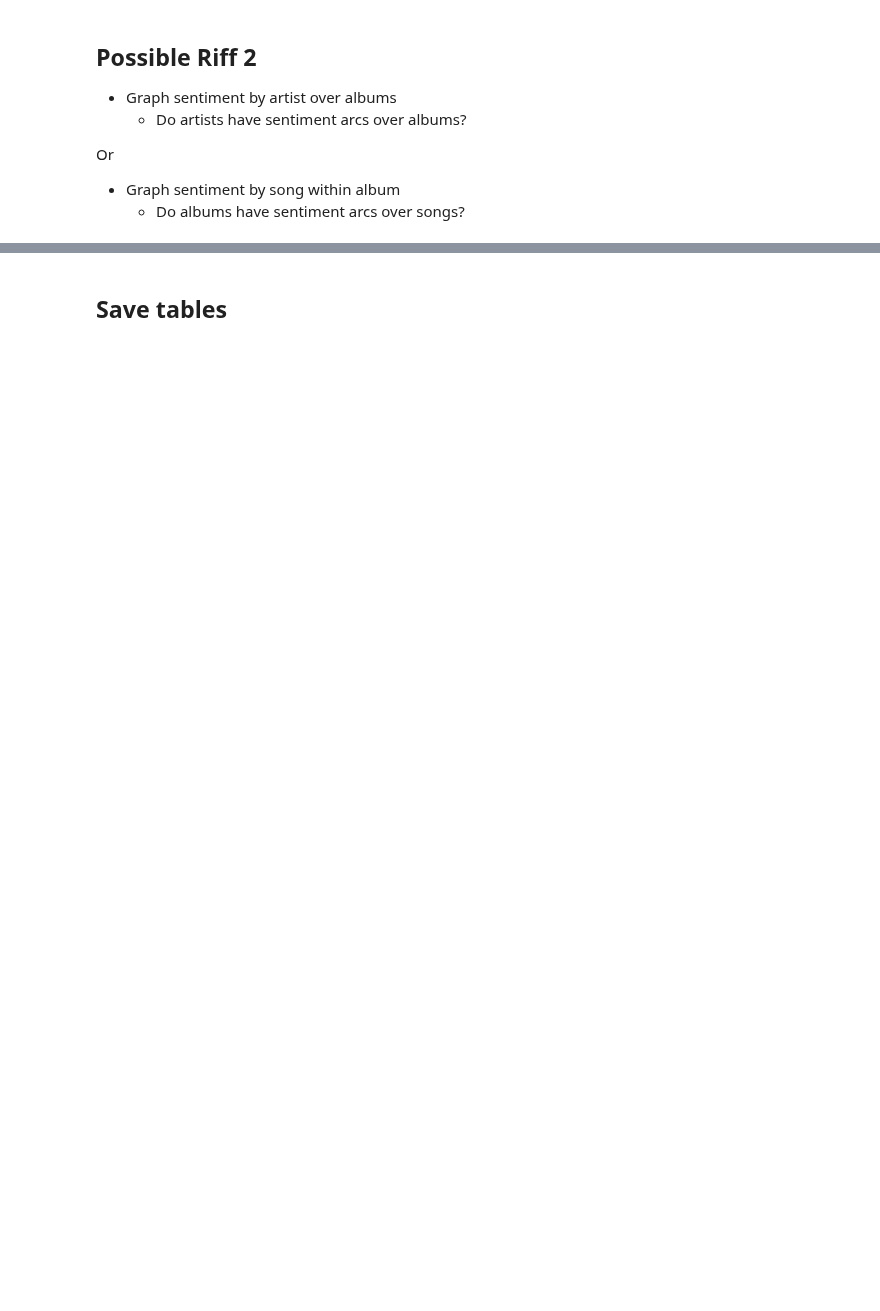
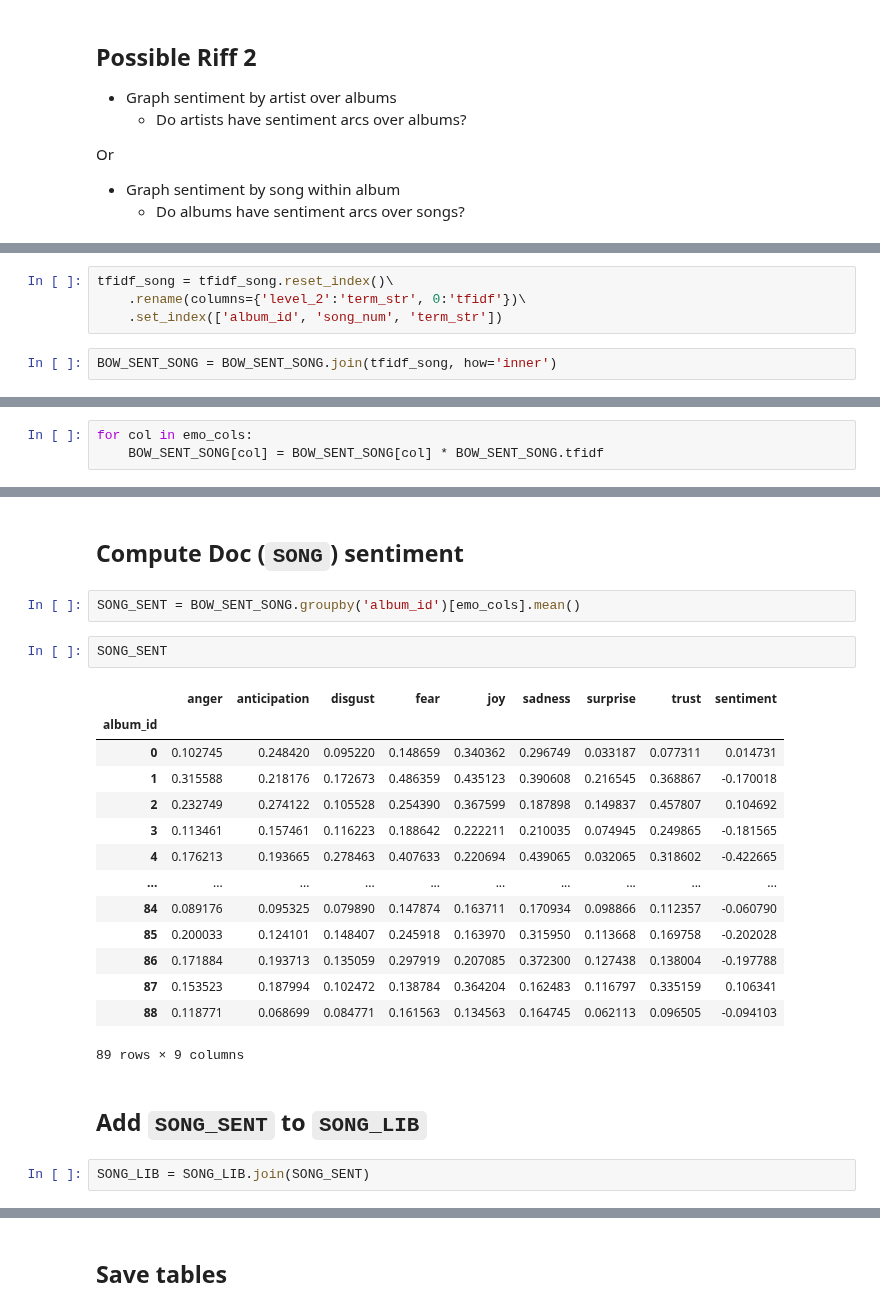
Before and after one commit to rlipps/Exploratory_Text_Analytics_Final, a Jupyter notebook: notebooks/Sentiment_Analysis.ipynb, the cells around one changed output, grey strips where cells are left out. Cells and saved outputs as stored; diff of their text form; blank space fills up the shorter version.

```diff
--- a/notebooks/Sentiment_Analysis.ipynb
+++ b/notebooks/Sentiment_Analysis.ipynb
@@ -243,0 +253,6 @@ LIB
+# %%
+tfidf_song = tfidf_song.reset_index()\
+    .rename(columns={'level_2':'term_str', 0:'tfidf'})\
+    .set_index(['album_id', 'song_num', 'term_str'])
+# %%
+BOW_SENT_SONG = BOW_SENT_SONG.join(tfidf_song, how='inner')
@@ -243,0 +271,3 @@ LIB
+# %%
+for col in emo_cols:
+    BOW_SENT_SONG[col] = BOW_SENT_SONG[col] * BOW_SENT_SONG.tfidf
@@ -243,0 +284,25 @@ LIB
+# %% [markdown]
+## Compute Doc (`SONG`) sentiment
+# %%
+SONG_SENT = BOW_SENT_SONG.groupby('album_id')[emo_cols].mean()
+# %%
+SONG_SENT
+# %% [output]
+|  | anger | anticipation | disgust | fear | joy | sadness | surprise | trust | sentiment |
+| album_id |  |  |  |  |  |  |  |  |  |
+| 0 | 0.102745 | 0.248420 | 0.095220 | 0.148659 | 0.340362 | 0.296749 | 0.033187 | 0.077311 | 0.014731 |
+| 1 | 0.315588 | 0.218176 | 0.172673 | 0.486359 | 0.435123 | 0.390608 | 0.216545 | 0.368867 | -0.170018 |
+| 2 | 0.232749 | 0.274122 | 0.105528 | 0.254390 | 0.367599 | 0.187898 | 0.149837 | 0.457807 | 0.104692 |
+| 3 | 0.113461 | 0.157461 | 0.116223 | 0.188642 | 0.222211 | 0.210035 | 0.074945 | 0.249865 | -0.181565 |
+| 4 | 0.176213 | 0.193665 | 0.278463 | 0.407633 | 0.220694 | 0.439065 | 0.032065 | 0.318602 | -0.422665 |
+| ... | ... | ... | ... | ... | ... | ... | ... | ... | ... |
+| 84 | 0.089176 | 0.095325 | 0.079890 | 0.147874 | 0.163711 | 0.170934 | 0.098866 | 0.112357 | -0.060790 |
+| 85 | 0.200033 | 0.124101 | 0.148407 | 0.245918 | 0.163970 | 0.315950 | 0.113668 | 0.169758 | -0.202028 |
+| 86 | 0.171884 | 0.193713 | 0.135059 | 0.297919 | 0.207085 | 0.372300 | 0.127438 | 0.138004 | -0.197788 |
+| 87 | 0.153523 | 0.187994 | 0.102472 | 0.138784 | 0.364204 | 0.162483 | 0.116797 | 0.335159 | 0.106341 |
+| 88 | 0.118771 | 0.068699 | 0.084771 | 0.161563 | 0.134563 | 0.164745 | 0.062113 | 0.096505 | -0.094103 |
+89 rows × 9 columns
+# %% [markdown]
+## Add `SONG_SENT` to `SONG_LIB`
+# %%
+SONG_LIB = SONG_LIB.join(SONG_SENT)
```
Also changed, not shown: parts of 15 cells of this notebook, 2 other files.
